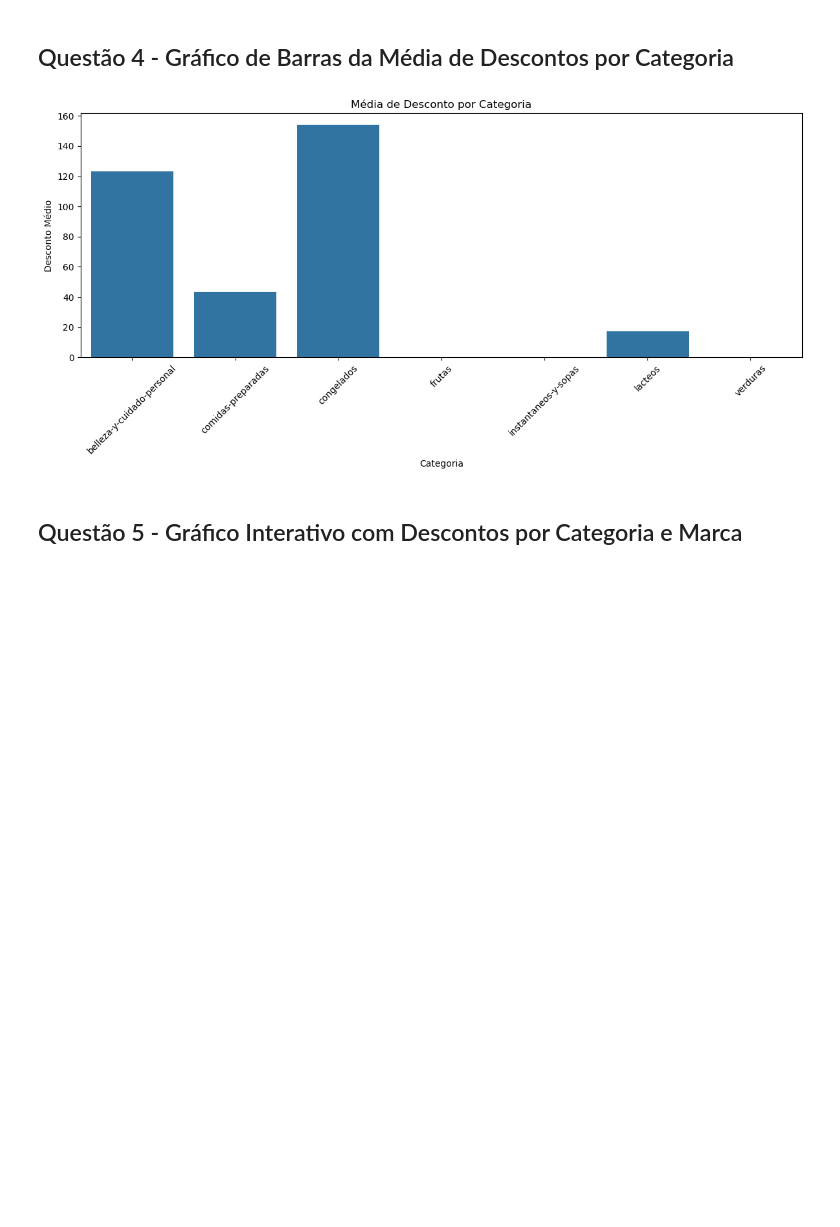
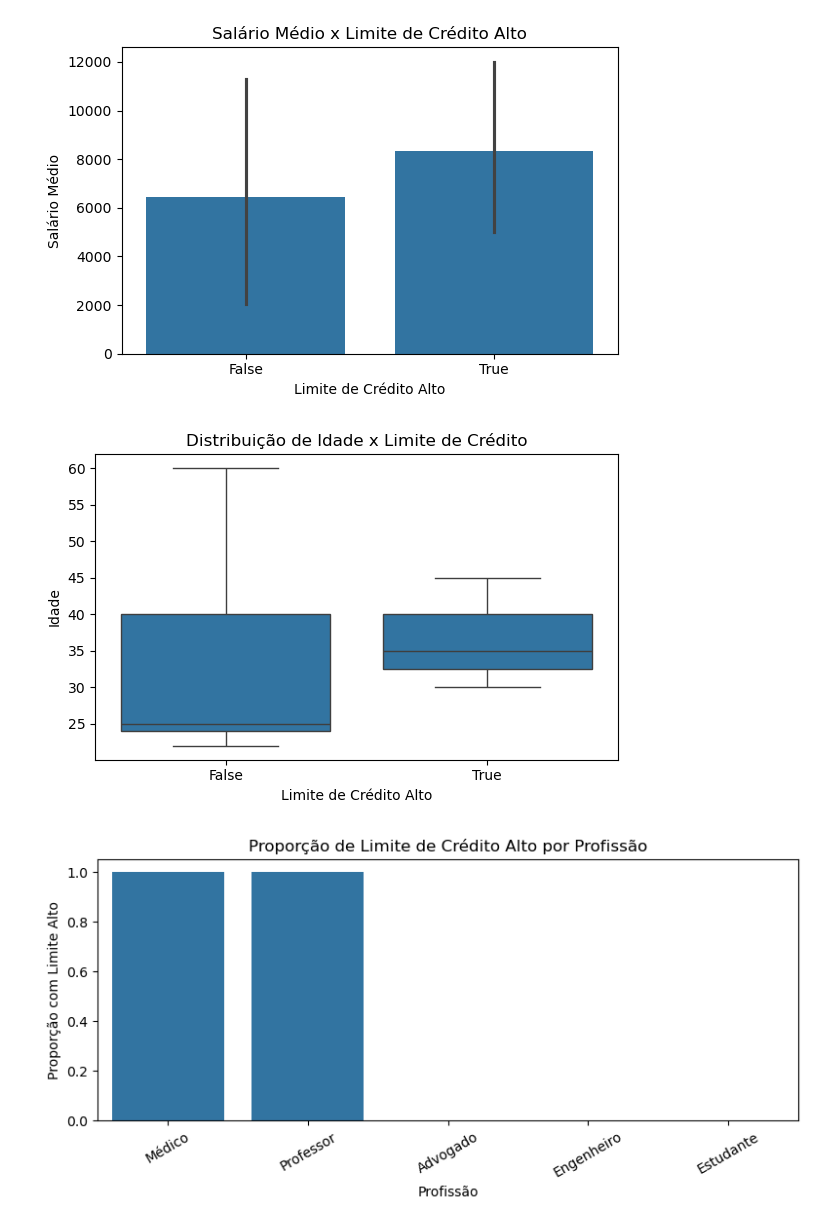
Before and after one commit to jvickz/Projetos-em-JUPYTER, a Jupyter notebook: exercicio ebac.ipynb, the cells around one changed output. Saved outputs shown, nothing was run; the diff lists cells and outputs as text; code cells hidden in the pictures; blank space fills up the shorter version.

```diff
--- a/exercicio ebac.ipynb
+++ b/exercicio ebac.ipynb
@@ -62,15 +0,0 @@ plt.show()
-# %% [markdown]
-## Questão 4 - Gráfico de Barras da Média de Descontos por Categoria
-# %%
-media_desconto_categoria = df.groupby("Categoria")["Desconto"].mean().reset_index()
-plt.figure(figsize=(12, 6))
-sns.barplot(data=media_desconto_categoria, x="Categoria", y="Desconto")
-plt.xticks(rotation=45)
-plt.title("Média de Desconto por Categoria")
-plt.ylabel("Desconto Médio")
-plt.tight_layout()
-plt.show()
-# %% [output]
-[figure, removed]
-# %% [markdown]
-## Questão 5 - Gráfico Interativo com Descontos por Categoria e Marca
@@ -87,0 +1,61 @@ fig.show()
+# %%
+
+import pandas as pd
+import matplotlib.pyplot as plt
+import seaborn as sns
+
+
+data = {
+    'Nome': ['Alice', 'Joao', 'Charlie', 'David', 'Eva', 'Diego', 'Denize', 'Claudio'],
+    'Idade': [25, 30, 35, 40, 45, 60, 22, 24],
+    'Profissão': ['Engenheiro', 'Médico', 'Professor', 'Advogado', 'Médico','Engenheiro', 'Estudante','Estudante'],
+    'Salário': ['4500', '8000', '5000', '10000', '12000','15000', '1200','1500'],
+    'Limite_Credito': ['2500', '4000', '4000', '1000', '10000','2000', '500','250'],
+    'Historico_Inadimplencia': ['0', '0', '0', '1', '0','1', '0','1'],
+    'Estado_Civil': ['Casamento', 'Casamento', 'Solteiro', 'Solteiro', 'Casamento','Solteiro', 'Solteiro','Solteiro'],
+    'Imovel_Proprio': ['0', '0', '0', '1', '1','1', '0','0']
+}
+
+df = pd.DataFrame(data)
+
+# Conversões
+df['Salário'] = df['Salário'].astype(int)
+df['Limite_Credito'] = df['Limite_Credito'].astype(int)
+df['Historico_Inadimplencia'] = df['Historico_Inadimplencia'].astype(int)
+df['Imovel_Proprio'] = df['Imovel_Proprio'].astype(int)
+
+# Classificação Limite Alto
+limite_medio = df['Limite_Credito'].mean()
+df['Limite_Alto'] = df['Limite_Credito'] > limite_medio
+
+# Gráfico 1 - Salário Médio por Limite Alto
+plt.figure(figsize=(6, 4))
+sns.barplot(data=df, x='Limite_Alto', y='Salário')
+plt.title('Salário Médio x Limite de Crédito Alto')
+plt.xlabel('Limite de Crédito Alto')
+plt.ylabel('Salário Médio')
+plt.tight_layout()
+plt.show()
+
+# Gráfico 2 - Idade por Limite Alto
+plt.figure(figsize=(6, 4))
+sns.boxplot(data=df, x='Limite_Alto', y='Idade')
+plt.title('Distribuição de Idade x Limite de Crédito')
+plt.xlabel('Limite de Crédito Alto')
+plt.ylabel('Idade')
+plt.tight_layout()
+plt.show()
+
+# Gráfico 3 - Profissão por Limite Alto
+plt.figure(figsize=(8, 4))
+proporcao = df.groupby('Profissão')['Limite_Alto'].mean().sort_values(ascending=False)
+sns.barplot(x=proporcao.index, y=proporcao.values)
+plt.title('Proporção de Limite de Crédito Alto por Profissão')
+plt.ylabel('Proporção com Limite Alto')
+plt.xticks(rotation=30)
+plt.tight_layout()
+plt.show()
+# %% [output]
+[figure, added]
+[figure, added]
+[figure, added]
```
Also changed, not shown: parts of 12 cells of this notebook.
